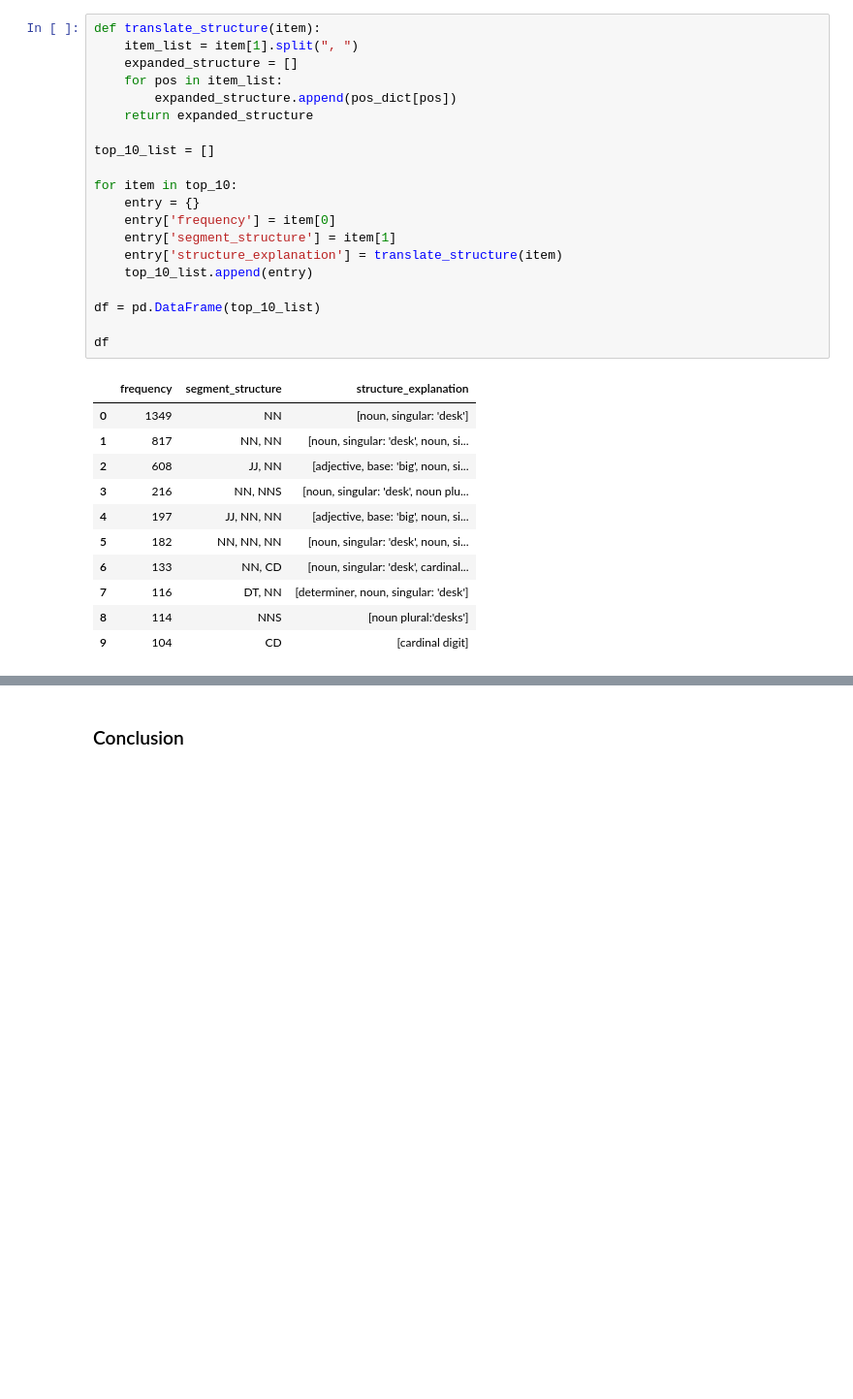
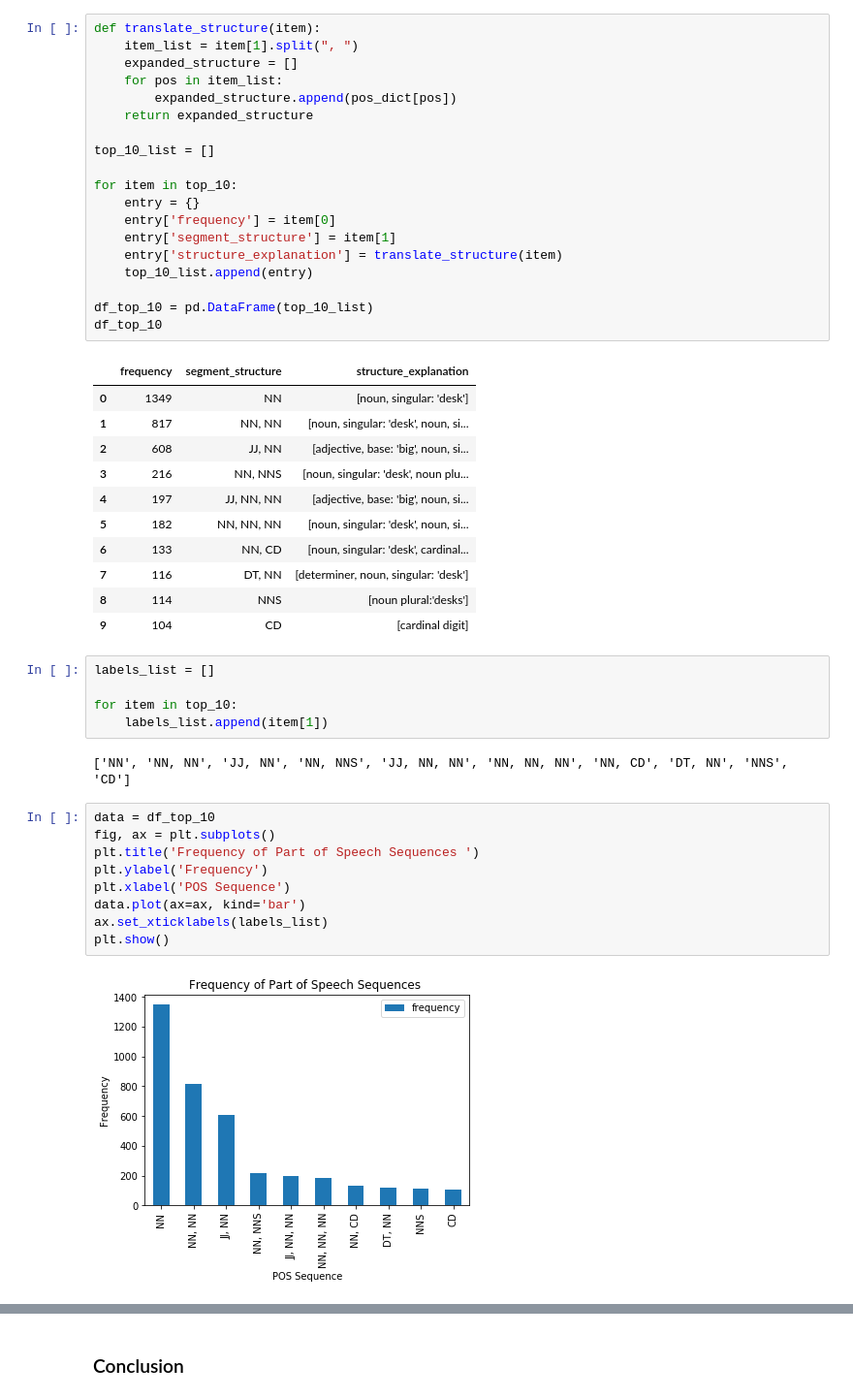
Before and after one commit to epiphannie/youtube_title_analysis, a Jupyter notebook: youtube_titles_experiment.ipynb, the cells around one changed output, grey strips where cells are left out. Shown at 97% size. Cells and saved outputs as stored; diff of their text form; blank space fills up the shorter version.

```diff
--- a/youtube_titles_experiment.ipynb
+++ b/youtube_titles_experiment.ipynb
@@ -691,9 +698,8 @@ for item in top_10:
     entry['structure_explanation'] = translate_structure(item)
     top_10_list.append(entry)
 
-df = pd.DataFrame(top_10_list)
-
-df
+df_top_10 = pd.DataFrame(top_10_list)
+df_top_10
 # %% [output]
 |  | frequency | segment_structure | structure_explanation |
 | 0 | 1349 | NN | [noun, singular: 'desk'] |
@@ -706,3 +712,21 @@ df
 | 7 | 116 | DT, NN | [determiner, noun, singular: 'desk'] |
 | 8 | 114 | NNS | [noun plural:'desks'] |
 | 9 | 104 | CD | [cardinal digit] |
+# %%
+labels_list = []
+
+for item in top_10:
+    labels_list.append(item[1])
+# %% [output]
+['NN', 'NN, NN', 'JJ, NN', 'NN, NNS', 'JJ, NN, NN', 'NN, NN, NN', 'NN, CD', 'DT, NN', 'NNS', 'CD']
+# %%
+data = df_top_10
+fig, ax = plt.subplots()
+plt.title('Frequency of Part of Speech Sequences ')
+plt.ylabel('Frequency')
+plt.xlabel('POS Sequence')
+data.plot(ax=ax, kind='bar')
+ax.set_xticklabels(labels_list)
+plt.show()
+# %% [output]
+[figure, added]
```
Also changed, not shown: parts of 16 cells of this notebook.
